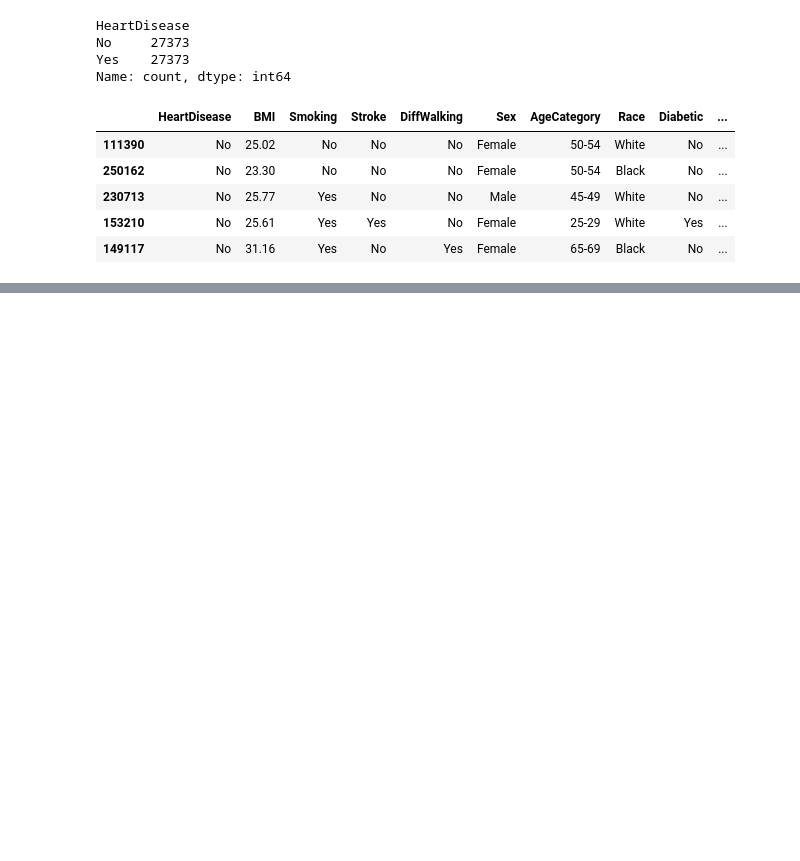
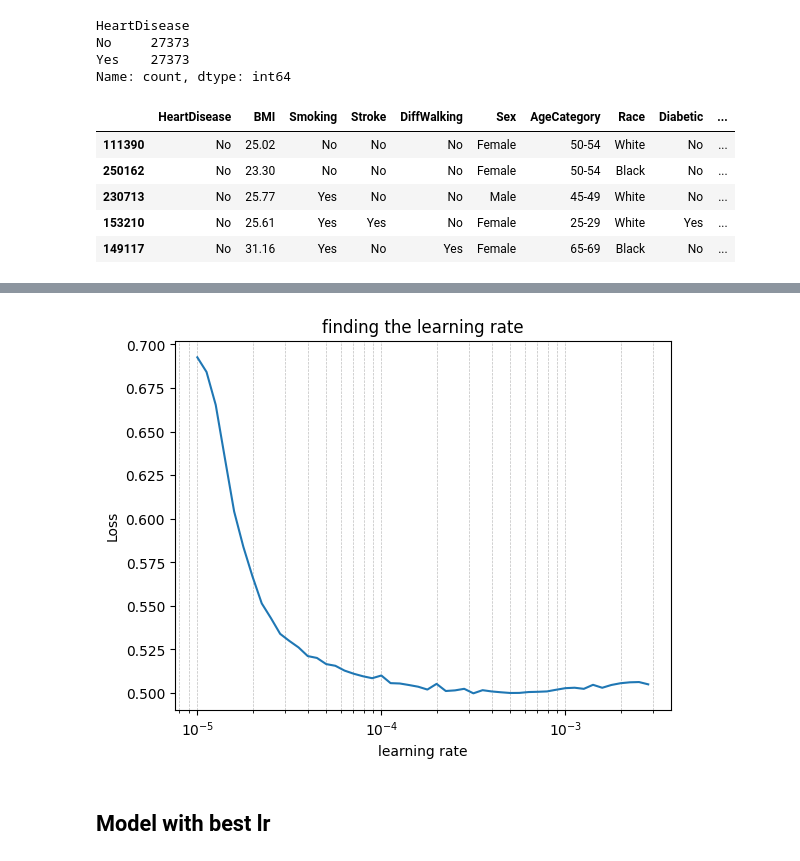
Before and after one commit to Pie98/heart_attack_predictions, a Jupyter notebook: 3_models/1_Dense_model.ipynb, the cells around one changed output, grey strips where cells are left out. Saved outputs shown, nothing was run; the diff lists cells and outputs as text; code cells hidden in the pictures; blank space fills up the shorter version.

```diff
--- a/3_models/1_Dense_model.ipynb
+++ b/3_models/1_Dense_model.ipynb
@@ -134,0 +206,13 @@ Epoch 45: val_accuracy did not improve from 0.77540
+# %%
+# plotting the loss function in function of the learning rate
+lrs = 1e-5 * (10**(tf.range(50)/20))
+plt.semilogx(lrs, find_lr_history.history['loss'])
+plt.xlabel('learning rate')
+plt.ylabel('Loss')
+plt.title('finding the learning rate')
+plt.grid(which='both', axis='x', linewidth=0.5, linestyle='--', color='gray',
+         alpha=0.5, markevery=0.001)
+# %% [output]
+[figure, added]
+# %% [markdown]
+## Model with best lr
```
Also changed, not shown: parts of 22 cells of this notebook, 2 other files.
